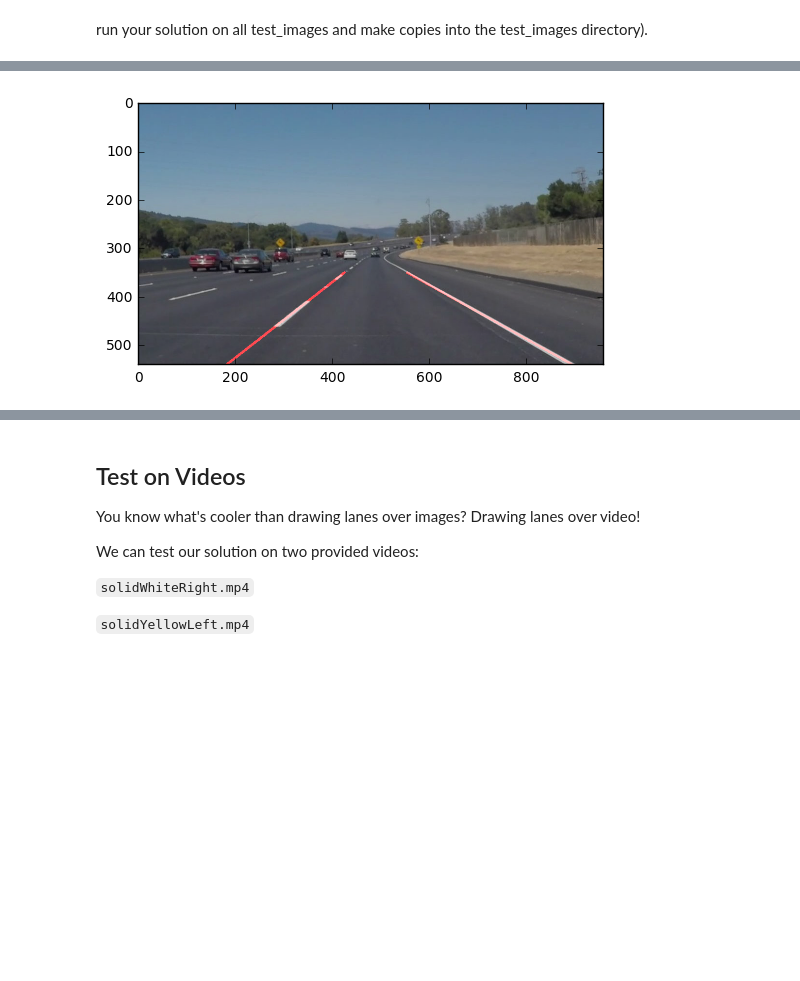
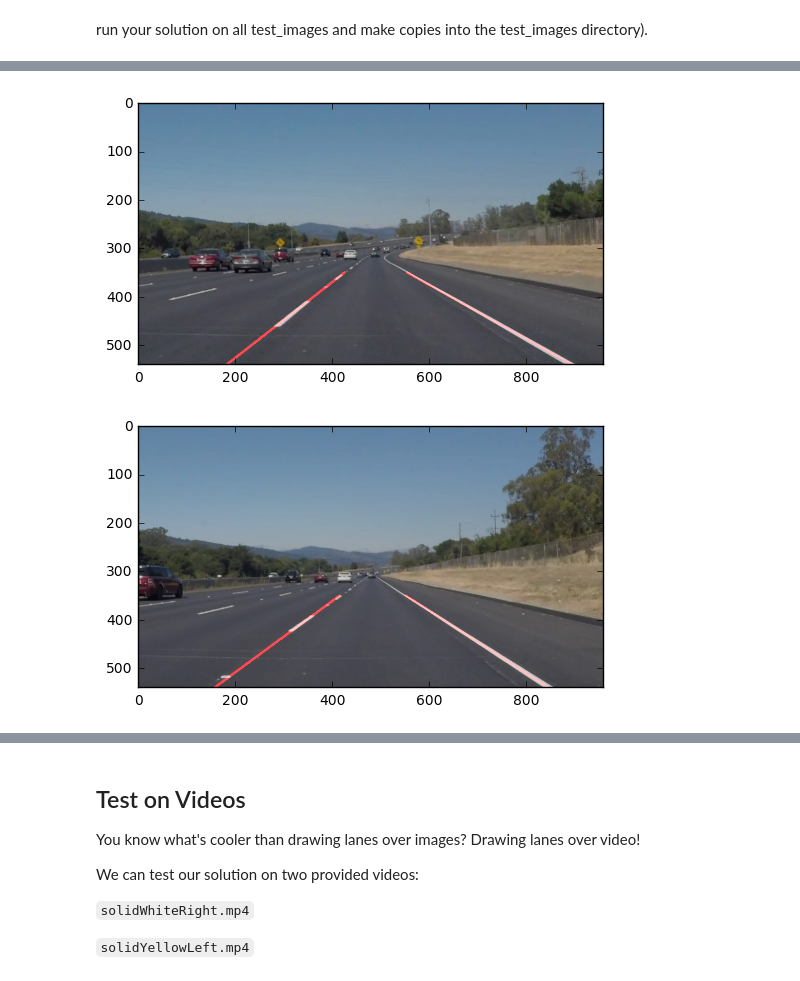
Before and after one commit to olala7846/SDC_P1, a Jupyter notebook: P1.ipynb, the cells around one changed output, grey strips where cells are left out. Drawn from its saved outputs; the diff is of its cells as text; code cells hidden in the pictures; blank space fills up the shorter version.

```diff
--- a/P1.ipynb
+++ b/P1.ipynb
@@ -38,9 +7,3 @@ import matplotlib.image as mpimg
 import numpy as np
 import cv2
 %matplotlib inline
-# %%
-#reading in an image
-image = mpimg.imread('test_images/solidWhiteRight.jpg')
-#printing out some stats and plotting
-print('This image is:', type(image), 'with dimensions:', image.shape)
-plt.imshow(image)  #call as plt.imshow(gray, cmap='gray') to show a grayscaled image
@@ -252,15 +220,3 @@ solidYellowLeft.jpg
 whiteCarLaneSwitch.jpg
 # %% [markdown]
 run your solution on all test_images and make copies into the test_images directory).
-# %%
-# TODO: Build your pipeline that will draw lane lines on the test_images
-# then save them to the test_images directory.
-image_name = 'test_images/' + image_names[0]
-origin_image = mpimg.imread(image_name)
-
-ysize = origin_image.shape[0]
-xsize = origin_image.shape[1]
-
-# show original image
-print('origin image')
-plt.imshow(origin_image)
@@ -271,49 +223,37 @@ origin image
 # %%
-# step 1: color selection (filter sky in this image)
-def color_of_interest(img, rgb_lower, rgb_upper):
-    """ Allow white and yello lane lines to pass
-    """
+for image_name in image_names:
+    image_path = 'test_images/' + image_name
+    origin_image = mpimg.imread(image_path)
 
-    #defining a blank mask to start with
-    color_select = np.copy(img)
-    mask = np.zeros_like(img)
+    rgb_lower = np.array([170, 170, 80])
+    rgb_upper = np.array([255, 255, 255])
+    vertices = np.array(
+        [[(460,310),(500, 310), (900, 540), (60, 540)]],
+        dtype=np.int32)
+    kernal_size = 11
+    low_threshold = 50
+    high_threshold = 100
+    rho = 1
+    theta = np.pi / 360.
+    threshold = 10  # min num of votes
+    min_line_len = 15
+    max_line_gap = 1
 
-    #defining a 3 channel or 1 channel color to fill the mask with depending on the input image
-    if len(img.shape) > 2:
-        channel_count = img.shape[2]  # i.e. 3 or 4 depending on your image
-        ignore_mask_color = (255,) * channel_count
-    else:
-        ignore_mask_color = 255
+    # color selection:
+    # let white and yello line pass throught this filter
+    image = np.copy(origin_image)
+    image = color_of_interest(image, rgb_lower, rgb_upper)
+    image = region_of_interest(image, vertices)
+    image = grayscale(image)
+    image = gaussian_blur(image, kernal_size)
+    image = canny(image, low_threshold, high_threshold)
+    image = hough_lines(image, rho, theta, threshold, min_line_len, max_line_gap)
+    image = weighted_img(image, origin_image)
+    out_path = 'out_' + image_path
+    plt.imsave(out_path, image)
+    print('image saved to ', out_path)
+    plt.figure()
+    plt.imshow(image)
 
-    mask = cv2.inRange(img, rgb_lower, rgb_upper)
-    mask = (mask == 255)
-    color_select[~mask] = [0, 0, 0]
-    return color_select
-
-rgb_lower = np.array([170, 170, 80])
-rgb_upper = np.array([255, 255, 255])
-vertices = np.array(
-    [[(460,310),(500, 310), (900, 540), (60, 540)]],
-    dtype=np.int32)
-kernal_size = 11
-low_threshold = 50
-high_threshold = 100
-rho = 1
-theta = np.pi / 360.
-threshold = 10  # min num of votes
-min_line_len = 15
-max_line_gap = 1
-
-# color selection:
-# let white and yello line pass throught this filter
-image = np.copy(origin_image)
-image = color_of_interest(image, rgb_lower, rgb_upper)
-image = region_of_interest(image, vertices)
-image = grayscale(image)
-image = gaussian_blur(image, kernal_size)
-image = canny(image, low_threshold, high_threshold)
-image = hough_lines(image, rho, theta, threshold, min_line_len, max_line_gap)
-image = weighted_img(image, origin_image)
-
-plt.imshow(image)
+# results are saved to out_test_images directory
 # %% [output]
@@ -321 +266,2 @@ plt.imshow(image)
 [figure]
+[figure, added]
```
Also changed, not shown: parts of 11 cells of this notebook, 7 other files.
